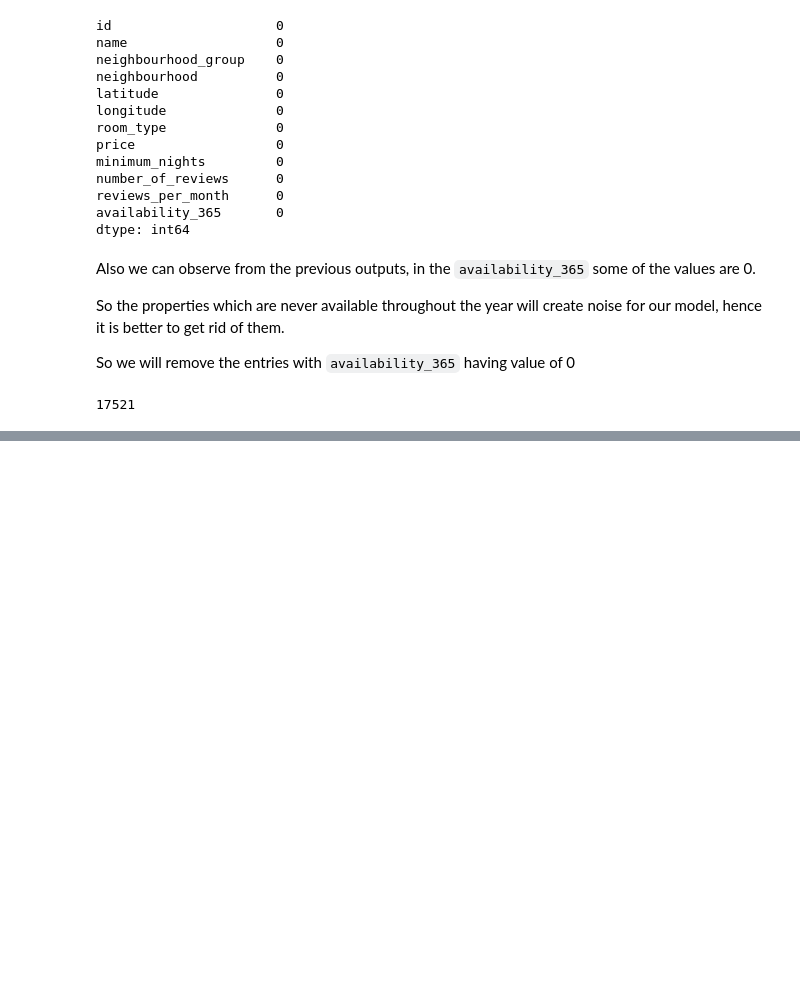
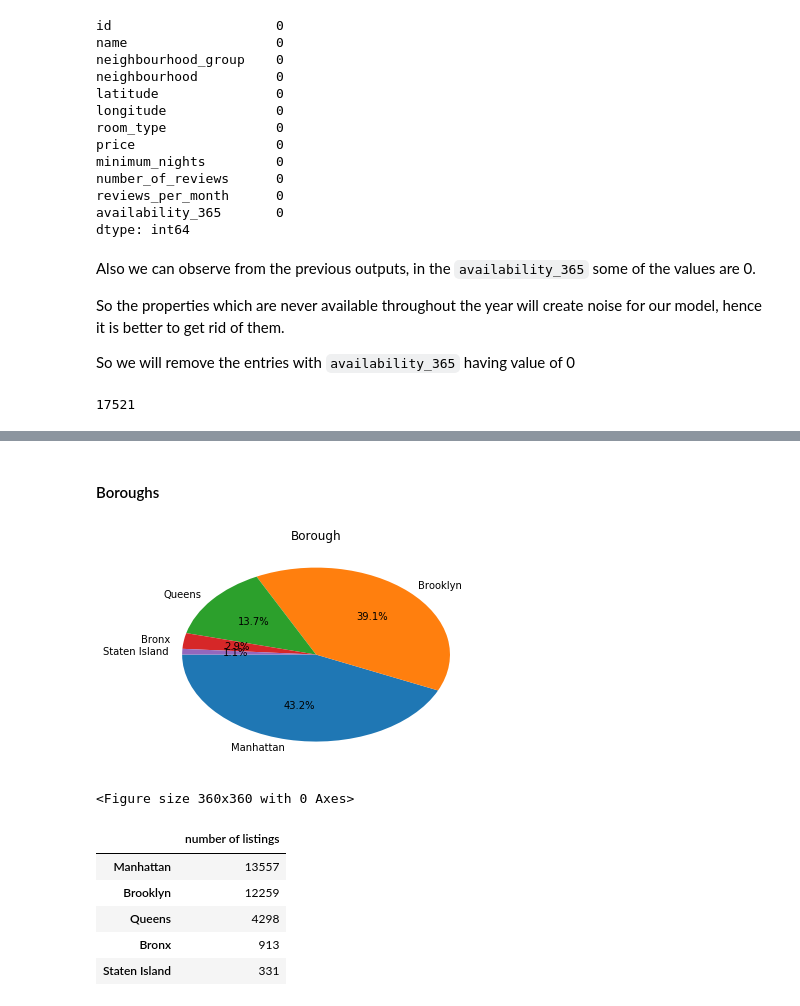
Before and after one commit to sarkar-kumardipta/Capstone, a Jupyter notebook: Airbnb in New York City - Data.ipynb, the cells around one changed output, grey strips where cells are left out. Drawn from its saved outputs; the diff is of its cells as text; code cells hidden in the pictures; blank space fills up the shorter version.

```diff
--- a/Airbnb in New York City - Data.ipynb
+++ b/Airbnb in New York City - Data.ipynb
@@ -272,0 +316,27 @@ airbnb_df.head()
+# %% [markdown]
+
+#### Boroughs
+# %%
+# Now let us see how many properties are lsited per borough
+
+airbnb_borough_vc = airbnb_df['borough'].value_counts().to_frame()
+
+airbnb_borough_vc.rename(columns={'borough': 'number of listings'}, inplace=True)
+
+pie = plt.pie(airbnb_borough_vc, labels=airbnb_borough_vc.index,autopct='%1.1f%%', startangle=180)
+
+plt.title('Borough')
+plt.figure(figsize=(5,5))
+
+plt.show()
+
+airbnb_borough_vc
+# %% [output]
+[figure, added]
+<Figure size 360x360 with 0 Axes>
+|  | number of listings |
+| Manhattan | 13557 |
+| Brooklyn | 12259 |
+| Queens | 4298 |
+| Bronx | 913 |
+| Staten Island | 331 |
```
Also changed, not shown: parts of 14 cells of this notebook.
